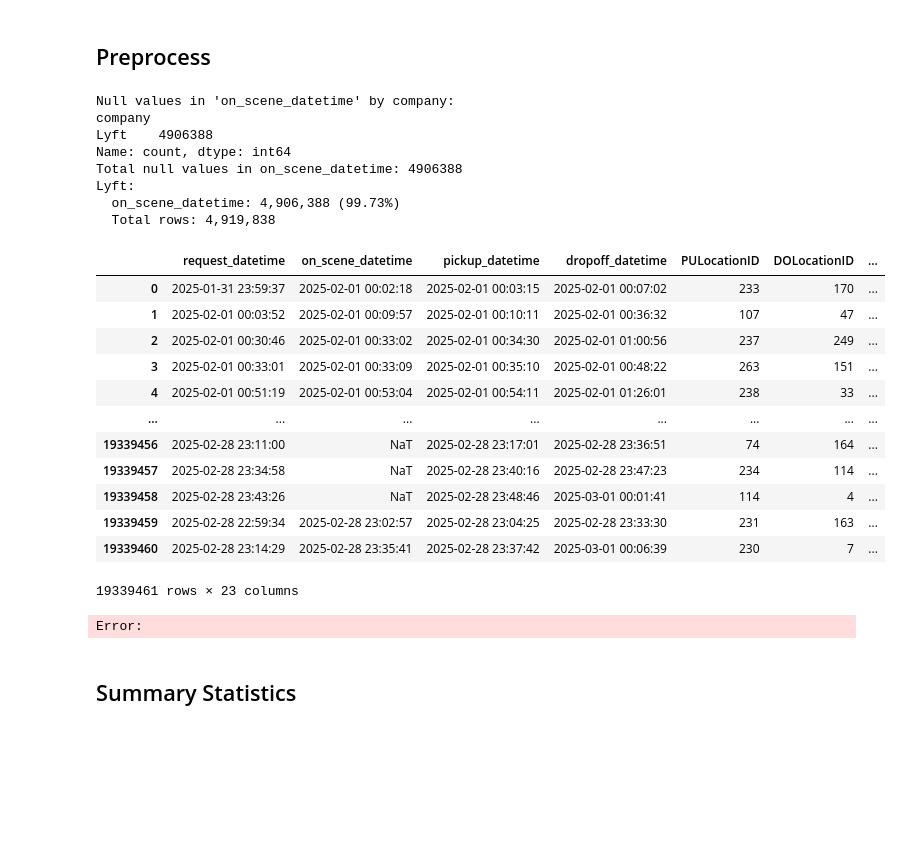
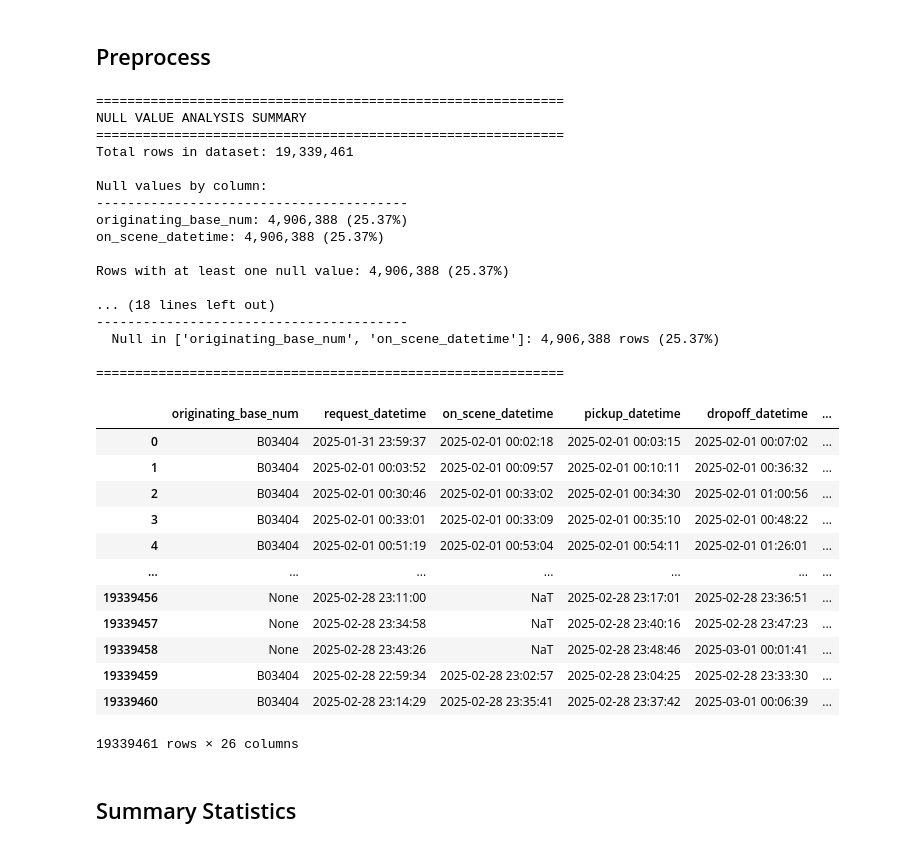
Before and after one commit to hendrikmehl/Thesis_HME, a Jupyter notebook: Code/notebooks/data_exploration.ipynb, the cells around one changed output. Cells and saved outputs as stored; diff of their text form; code cells hidden in the pictures; blank space fills up the shorter version.

Commit message:
Refactor fleet size analysis notebook and preprocessing scripts

```diff
--- a/Code/notebooks/data_exploration.ipynb
+++ b/Code/notebooks/data_exploration.ipynb
@@ -14,35 +14,48 @@ df = load_trip_data('../data/raw/fhvhv_tripdata_2025-02.parquet')
 # %% [markdown]
 ## Preprocess
 # %%
+
+import importlib
+
+import src.data.preprocess as preprocess
+importlib.reload(preprocess)
 from src.data.preprocess import preprocess_trip_data
 
 # Read the Parquet file
 df_processed = preprocess_trip_data(df)
 
 df_processed
 # %% [output]
-Null values in 'on_scene_datetime' by company:
-company
-Lyft    4906388
-Name: count, dtype: int64
-Total null values in on_scene_datetime: 4906388
-Lyft:
-  on_scene_datetime: 4,906,388 (99.73%)
-  Total rows: 4,919,838
+============================================================
+NULL VALUE ANALYSIS SUMMARY
+============================================================
+Total rows in dataset: 19,339,461
+
+Null values by column:
+----------------------------------------
+originating_base_num: 4,906,388 (25.37%)
+on_scene_datetime: 4,906,388 (25.37%)
+
+Rows with at least one null value: 4,906,388 (25.37%)
+
+... (18 lines left out)
+----------------------------------------
+  Null in ['originating_base_num', 'on_scene_datetime']: 4,906,388 rows (25.37%)
+
+============================================================
-|  | request_datetime | on_scene_datetime | pickup_datetime | dropoff_datetime | PULocationID | DOLocationID | ... |
-| 0 | 2025-01-31 23:59:37 | 2025-02-01 00:02:18 | 2025-02-01 00:03:15 | 2025-02-01 00:07:02 | 233 | 170 | ... |
-| 1 | 2025-02-01 00:03:52 | 2025-02-01 00:09:57 | 2025-02-01 00:10:11 | 2025-02-01 00:36:32 | 107 | 47 | ... |
-| 2 | 2025-02-01 00:30:46 | 2025-02-01 00:33:02 | 2025-02-01 00:34:30 | 2025-02-01 01:00:56 | 237 | 249 | ... |
-| 3 | 2025-02-01 00:33:01 | 2025-02-01 00:33:09 | 2025-02-01 00:35:10 | 2025-02-01 00:48:22 | 263 | 151 | ... |
-| 4 | 2025-02-01 00:51:19 | 2025-02-01 00:53:04 | 2025-02-01 00:54:11 | 2025-02-01 01:26:01 | 238 | 33 | ... |
-| ... | ... | ... | ... | ... | ... | ... | ... |
-| 19339456 | 2025-02-28 23:11:00 | NaT | 2025-02-28 23:17:01 | 2025-02-28 23:36:51 | 74 | 164 | ... |
-| 19339457 | 2025-02-28 23:34:58 | NaT | 2025-02-28 23:40:16 | 2025-02-28 23:47:23 | 234 | 114 | ... |
-| 19339458 | 2025-02-28 23:43:26 | NaT | 2025-02-28 23:48:46 | 2025-03-01 00:01:41 | 114 | 4 | ... |
-| 19339459 | 2025-02-28 22:59:34 | 2025-02-28 23:02:57 | 2025-02-28 23:04:25 | 2025-02-28 23:33:30 | 231 | 163 | ... |
-| 19339460 | 2025-02-28 23:14:29 | 2025-02-28 23:35:41 | 2025-02-28 23:37:42 | 2025-03-01 00:06:39 | 230 | 7 | ... |
+|  | originating_base_num | request_datetime | on_scene_datetime | pickup_datetime | dropoff_datetime | ... |
+| 0 | B03404 | 2025-01-31 23:59:37 | 2025-02-01 00:02:18 | 2025-02-01 00:03:15 | 2025-02-01 00:07:02 | ... |
+| 1 | B03404 | 2025-02-01 00:03:52 | 2025-02-01 00:09:57 | 2025-02-01 00:10:11 | 2025-02-01 00:36:32 | ... |
+| 2 | B03404 | 2025-02-01 00:30:46 | 2025-02-01 00:33:02 | 2025-02-01 00:34:30 | 2025-02-01 01:00:56 | ... |
+| 3 | B03404 | 2025-02-01 00:33:01 | 2025-02-01 00:33:09 | 2025-02-01 00:35:10 | 2025-02-01 00:48:22 | ... |
+| 4 | B03404 | 2025-02-01 00:51:19 | 2025-02-01 00:53:04 | 2025-02-01 00:54:11 | 2025-02-01 01:26:01 | ... |
+| ... | ... | ... | ... | ... | ... | ... |
+| 19339456 | None | 2025-02-28 23:11:00 | NaT | 2025-02-28 23:17:01 | 2025-02-28 23:36:51 | ... |
+| 19339457 | None | 2025-02-28 23:34:58 | NaT | 2025-02-28 23:40:16 | 2025-02-28 23:47:23 | ... |
+| 19339458 | None | 2025-02-28 23:43:26 | NaT | 2025-02-28 23:48:46 | 2025-03-01 00:01:41 | ... |
+| 19339459 | B03404 | 2025-02-28 22:59:34 | 2025-02-28 23:02:57 | 2025-02-28 23:04:25 | 2025-02-28 23:33:30 | ... |
+| 19339460 | B03404 | 2025-02-28 23:14:29 | 2025-02-28 23:35:41 | 2025-02-28 23:37:42 | 2025-03-01 00:06:39 | ... |
-19339461 rows × 23 columns
+19339461 rows × 26 columns
-Error:
 # %% [markdown]
 ## Summary Statistics
 # %%
```
Also changed, not shown: 5 other files.
